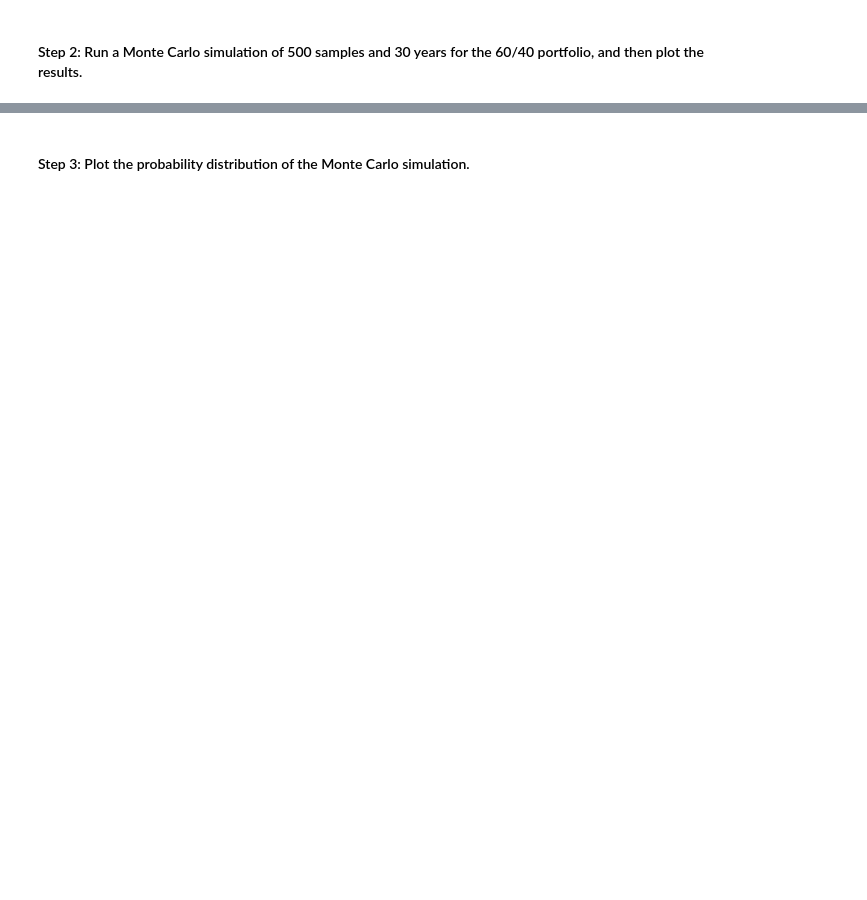
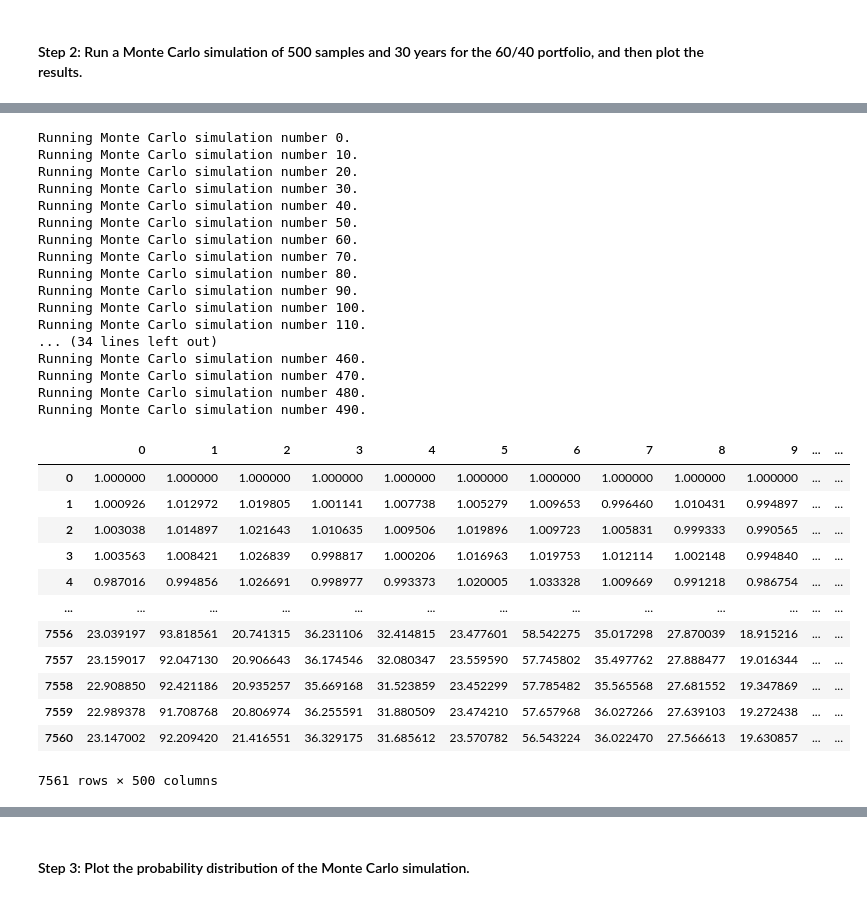
Before and after one commit to phodsman/Credit-Union-Member-Financial-Planner, a Jupyter notebook: financial_planning_tools.ipynb, the cells around one changed output, grey strips where cells are left out. Saved outputs shown, nothing was run; the diff lists cells and outputs as text; code cells hidden in the pictures; blank space fills up the shorter version.

```diff
--- a/financial_planning_tools.ipynb
+++ b/financial_planning_tools.ipynb
@@ -305,6 +340,37 @@ In this section, you’ll use the MCForecastTools library to create a Monte Carl
 # %%
 # Run the Monte Carlo simulation to forecast 30 years cumulative returns
-# YOUR CODE HERE
+MC_thirtyyear_6040.calc_cumulative_return()
+# %% [output]
+Running Monte Carlo simulation number 0.
+Running Monte Carlo simulation number 10.
+Running Monte Carlo simulation number 20.
+Running Monte Carlo simulation number 30.
+Running Monte Carlo simulation number 40.
+Running Monte Carlo simulation number 50.
+Running Monte Carlo simulation number 60.
+Running Monte Carlo simulation number 70.
+Running Monte Carlo simulation number 80.
+Running Monte Carlo simulation number 90.
+Running Monte Carlo simulation number 100.
+Running Monte Carlo simulation number 110.
+... (34 lines left out)
+Running Monte Carlo simulation number 460.
+Running Monte Carlo simulation number 470.
+Running Monte Carlo simulation number 480.
+Running Monte Carlo simulation number 490.
+|  | 0 | 1 | 2 | 3 | 4 | 5 | 6 | 7 | 8 | 9 | ... | ... |
+| 0 | 1.000000 | 1.000000 | 1.000000 | 1.000000 | 1.000000 | 1.000000 | 1.000000 | 1.000000 | 1.000000 | 1.000000 | ... | ... |
+| 1 | 1.000926 | 1.012972 | 1.019805 | 1.001141 | 1.007738 | 1.005279 | 1.009653 | 0.996460 | 1.010431 | 0.994897 | ... | ... |
+| 2 | 1.003038 | 1.014897 | 1.021643 | 1.010635 | 1.009506 | 1.019896 | 1.009723 | 1.005831 | 0.999333 | 0.990565 | ... | ... |
+| 3 | 1.003563 | 1.008421 | 1.026839 | 0.998817 | 1.000206 | 1.016963 | 1.019753 | 1.012114 | 1.002148 | 0.994840 | ... | ... |
+| 4 | 0.987016 | 0.994856 | 1.026691 | 0.998977 | 0.993373 | 1.020005 | 1.033328 | 1.009669 | 0.991218 | 0.986754 | ... | ... |
+| ... | ... | ... | ... | ... | ... | ... | ... | ... | ... | ... | ... | ... |
+| 7556 | 23.039197 | 93.818561 | 20.741315 | 36.231106 | 32.414815 | 23.477601 | 58.542275 | 35.017298 | 27.870039 | 18.915216 | ... | ... |
+| 7557 | 23.159017 | 92.047130 | 20.906643 | 36.174546 | 32.080347 | 23.559590 | 57.745802 | 35.497762 | 27.888477 | 19.016344 | ... | ... |
+| 7558 | 22.908850 | 92.421186 | 20.935257 | 35.669168 | 31.523859 | 23.452299 | 57.785482 | 35.565568 | 27.681552 | 19.347869 | ... | ... |
+| 7559 | 22.989378 | 91.708768 | 20.806974 | 36.255591 | 31.880509 | 23.474210 | 57.657968 | 36.027266 | 27.639103 | 19.272438 | ... | ... |
+| 7560 | 23.147002 | 92.209420 | 21.416551 | 36.329175 | 31.685612 | 23.570782 | 56.543224 | 36.022470 | 27.566613 | 19.630857 | ... | ... |
+7561 rows × 500 columns
 # %%
 # Visualize the 30-year Monte Carlo simulation by creating an
 # overlay line plot
```
Also changed, not shown: parts of 8 cells of this notebook.
